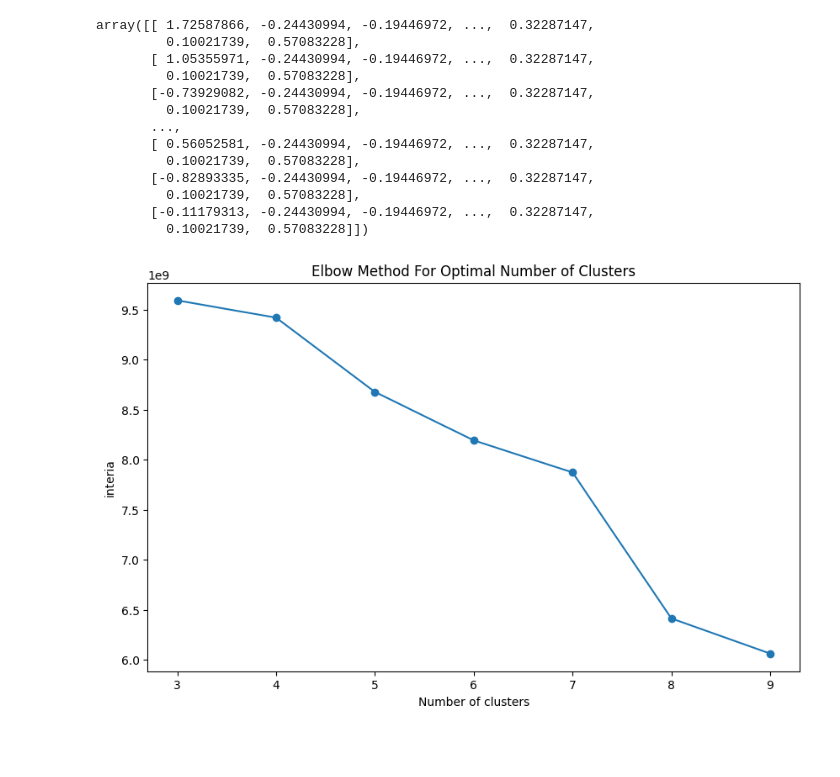
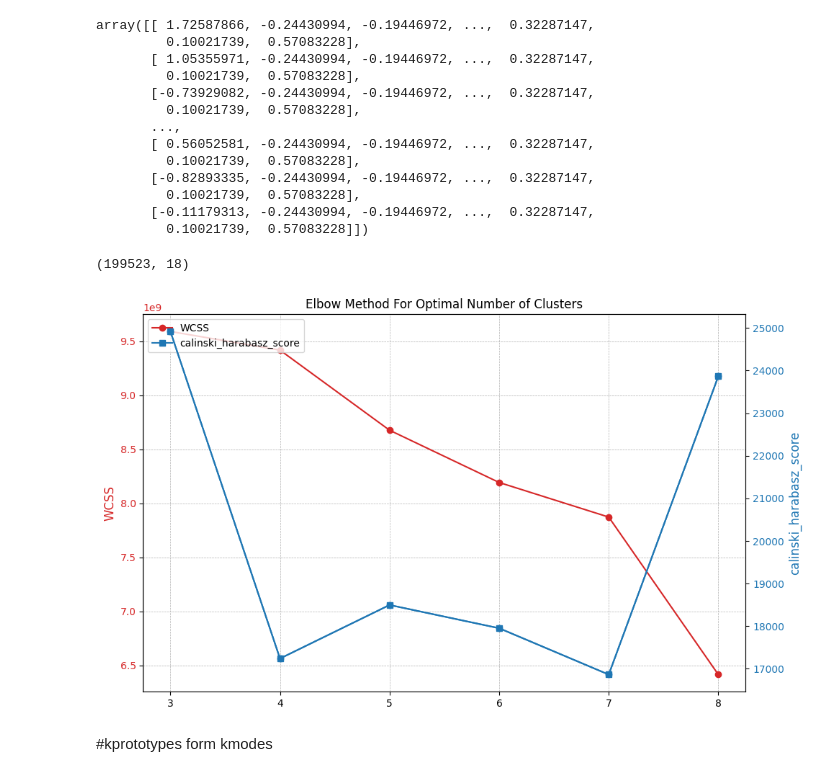
Before and after one commit to sindla97/Machine-Learning, a Jupyter notebook: census_bureau_cust_seg.ipynb, the cells around one changed output. Drawn from its saved outputs; the diff is of its cells as text; code cells hidden in the pictures; blank space fills up the shorter version.

```diff
--- a/census_bureau_cust_seg.ipynb
+++ b/census_bureau_cust_seg.ipynb
@@ -77,7 +77,7 @@ df['education'] = df['education'].map(education_map)
 # dropping "state_of_previous_residence" as we already have 'region_of_previous_residence'
 # dropping 'country_of_birth_father' & 'country_of_birth_mother' because of high cardinality and high associate with 'country_of_birth_self'
 # dropping 'detailed_industry_recode', 'detailed_occupation_recode becuase we have 'detailed_industry_recode', 'detailed_occupation_recode'
-df.drop(columns=['state_of_previous_residence','country_of_birth_father','country_of_birth_mother','detailed_industry_recode','detailed_occupation_recode'],axis=1, inplace=True)
+df.drop(columns=['state_of_previous_residence','country_of_birth_father','country_of_birth_mother','detailed_industry_recode','detailed_occupation_recode','year'],axis=1, inplace=True)
 # %%
 unique_cnt=[]
 data_type_df=df.dtypes.reset_index(name='data_type')
@@ -247,11 +248,11 @@ final_features_kmeans
 # %%
 from sklearn.preprocessing import StandardScaler
 ss=StandardScaler()
-df_scaled=ss.fit_transform(df[[x for x in final_features_kmeans if x not in cat_l_cardinal_col_encoded]])
+df_scaled_km=ss.fit_transform(df[[x for x in final_features_kmeans if x not in cat_l_cardinal_col_encoded]])
 
-df_scaled=np.concatenate((df_scaled, df[cat_l_cardinal_col_encoded].to_numpy()), axis=1)
+df_scaled_km=np.concatenate((df_scaled_km, df[cat_l_cardinal_col_encoded].to_numpy()), axis=1)
 
-df_scaled
+df_scaled_km
 # pd.conact([df,df_scaled],axis=1)
 # %% [output]
 array([[ 1.72587866, -0.24430994, -0.19446972, ...,  0.        ,
@@ -331,20 +354,43 @@ array([[ 1.72587866, -0.24430994, -0.19446972, ...,  0.32287147,
 # %%
 from sklearn.decomposition import PCA
 from sklearn.metrics import silhouette_score
 pca = PCA(n_components=0.9)
 df_scaled_pca=pca.fit_transform(df_scaled)
+print(df_scaled_pca.shape)
 interia = []
-for k in range(3, 10):
+scores=[]
+for k in range(3, 9):
     km = KMeans(n_clusters=k, random_state=42)
     labels = km.fit_predict(df_scaled, sample_weight=df[sample_weight])
     interia.append(km.inertia_)
+    scores.append(calinski_harabasz_score(df_scaled, labels))
 
-# Plot the elbow graph
-plt.figure(figsize=(10, 6))
-plt.plot(range(3, 10), interia, marker='o')
+
+fig, ax1 = plt.subplots(figsize=(10, 6))
+
+color = 'tab:red'
+ax1.set_ylabel('WCSS', color=color, fontsize=12)
+ax1.plot(range(3, 9), interia, color=color, marker='o', label='WCSS')
+ax1.tick_params(axis='y', labelcolor=color)
+ax1.grid(True, which='both', linestyle='--', linewidth=0.5)
+
+ax2 = ax1.twinx()
+color = 'tab:blue'
+ax2.set_ylabel('calinski_harabasz_score', color=color, fontsize=12)
+ax2.plot(range(3, 9), scores, color=color, marker='s', label='calinski_harabasz_score')
+ax2.tick_params(axis='y', labelcolor=color)
+
+
+lines = [ax1.get_lines()[0], ax2.get_lines()[0]]
+ax1.legend(lines, [line.get_label() for line in lines], loc='upper left')
+
+
+plt.plot(range(3, 9), scores, marker='o')
 plt.title('Elbow Method For Optimal Number of Clusters')
-plt.xlabel('Number of clusters')
-plt.ylabel('interia')
+fig.tight_layout()
 plt.show()
 # %% [output]
+(199523, 18)
-[figure, old version]
+[figure, new version]
+# %% [markdown]
+#kprototypes form kmodes
```
Also changed, not shown: parts of 14 cells of this notebook.
